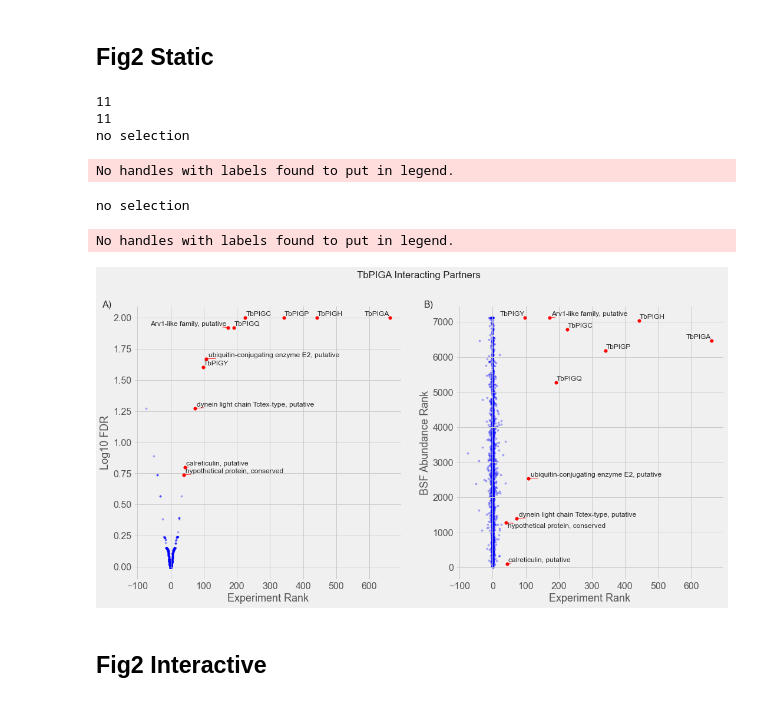
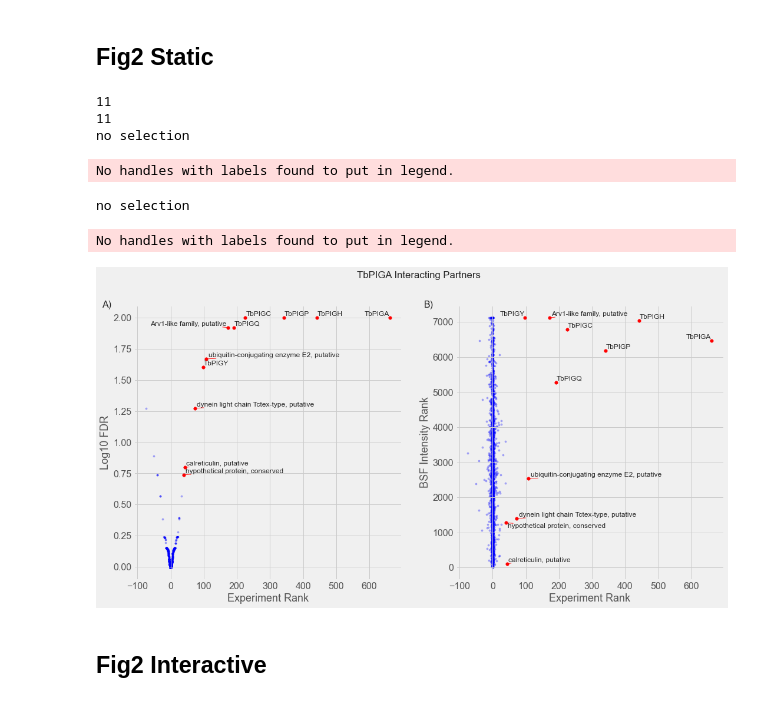
Before and after one commit to mtinti/TbGPI3, a Jupyter notebook: analysis_def.ipynb, the cells around one changed output. Cells and saved outputs as stored; diff of their text form; code cells hidden in the pictures.

```diff
--- a/analysis_def.ipynb
+++ b/analysis_def.ipynb
@@ -471,35 +471,35 @@ PTUT.make_vulcano(temp_1, ax, x='srank',
              point_size_all=10,
             text_size=12,
             )
 
 #ax.set_title('PIG-A interacting partners')
 ax.set_xlabel('Experiment Rank')
-ax.set_ylabel('BSF Abundance Rank')
+ax.set_ylabel('BSF Intensity Rank')
 #ax.legend(loc='upper center', bbox_to_anchor=(1.1, 0.9),
 #          title='Legend')
 ax.yaxis.label.set_size(18)
 ax.xaxis.label.set_size(18)
 ax.title.set_size(18)
 ax.tick_params(axis='both', which='major', labelsize=16)
 
 ax.text(-0.1, 1, 'B)', horizontalalignment='center',
                verticalalignment='center',
                transform=ax.transAxes,fontsize=16)
 
 plt.suptitle('TbPIGA Interacting Partners')
 
 plt.savefig('Fig2.svg')
 
 plt.savefig('Fig2.png')
 plt.show()
 # %% [output]
 11
 11
 no selection
 No handles with labels found to put in legend.
 no selection
 No handles with labels found to put in legend.
-[figure, old version]
+[figure, new version]
 # %% [markdown]
 ## Fig2 Interactive
 # %%
```
Also changed, not shown: 4 other files.
